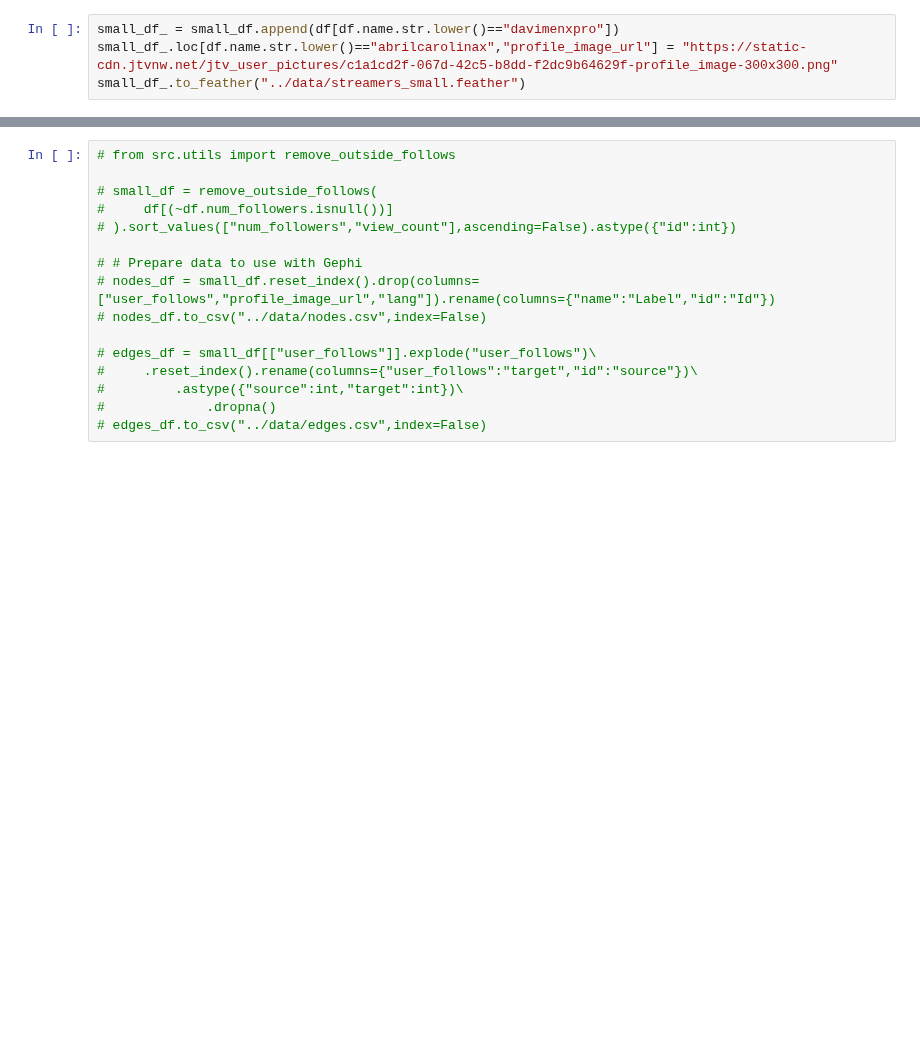
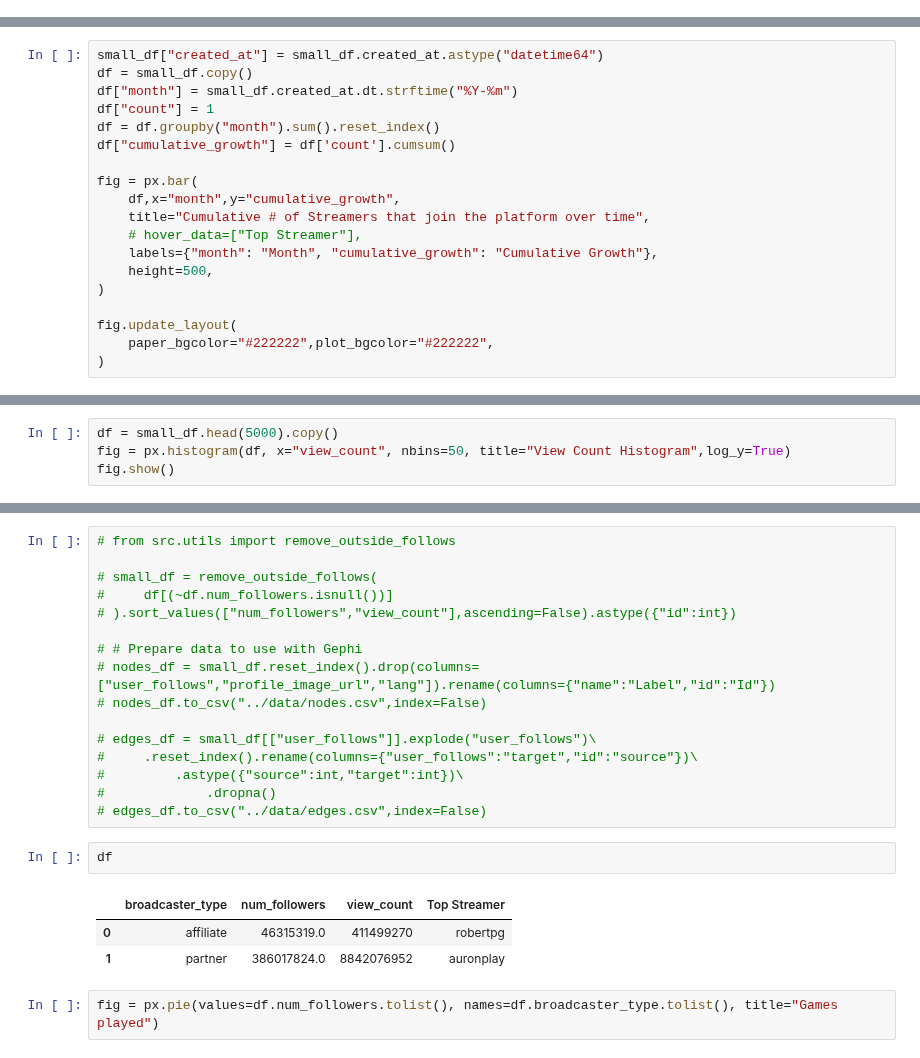
Before and after one commit to Enver-group/twitch-web-analytics, a Jupyter notebook: notebooks/3-simon-graph-exploration.ipynb, the cells around one changed output, grey strips where cells are left out. Drawn from its saved outputs; the diff is of its cells as text; blank space fills up the shorter version.

```diff
--- a/notebooks/3-simon-graph-exploration.ipynb
+++ b/notebooks/3-simon-graph-exploration.ipynb
@@ -88,5 +93 @@ small_G = df_to_nx(small_df.head(50) )
-# %%
-small_df_ = small_df.append(df[df.name.str.lower()=="davimenxpro"])
-small_df_.loc[df.name.str.lower()=="abrilcarolinax","profile_image_url"] = "https://static-cdn.jtvnw.net/jtv_user_pictures/c1a1cd2f-067d-42c5-b8dd-f2dc9b64629f-profile_image-300x300.png"
-small_df_.to_feather("../data/streamers_small.feather")
 # %%
@@ -134,0 +170,19 @@ fig.update_layout(
+# %%
+small_df["created_at"] = small_df.created_at.astype("datetime64")
+df = small_df.copy()
+df["month"] = small_df.created_at.dt.strftime("%Y-%m")
+df["count"] = 1
+df = df.groupby("month").sum().reset_index()
+df["cumulative_growth"] = df['count'].cumsum()
+
+fig = px.bar(
+    df,x="month",y="cumulative_growth",
+    title="Cumulative # of Streamers that join the platform over time",
+    # hover_data=["Top Streamer"],
+    labels={"month": "Month", "cumulative_growth": "Cumulative Growth"},
+    height=500,
+)
+
+fig.update_layout(
+    paper_bgcolor="#222222",plot_bgcolor="#222222",
+)
@@ -135 +204,5 @@ fig.update_layout(
+# %%
+df = small_df.head(5000).copy()
+fig = px.histogram(df, x="view_count", nbins=50, title="View Count Histogram",log_y=True)
+fig.show()
 # %%
@@ -188,3 +259,11 @@ Name: 210708721, dtype: object
 #         .astype({"source":int,"target":int})\
 #             .dropna()
 # edges_df.to_csv("../data/edges.csv",index=False)
+# %%
+df
+# %% [output]
+|  | broadcaster_type | num_followers | view_count | Top Streamer |
+| 0 | affiliate | 46315319.0 | 411499270 | robertpg |
+| 1 | partner | 386017824.0 | 8842076952 | auronplay |
+# %%
+fig = px.pie(values=df.num_followers.tolist(), names=df.broadcaster_type.tolist(), title="Games played")
```
Also changed, not shown: parts of 7 cells of this notebook.
